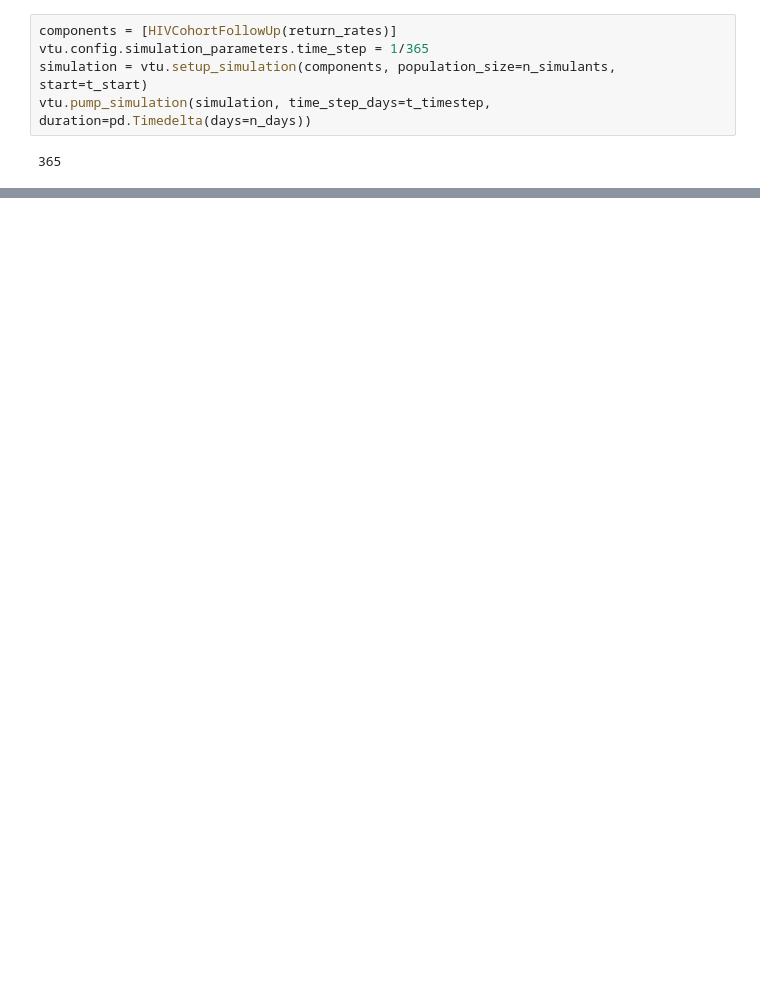
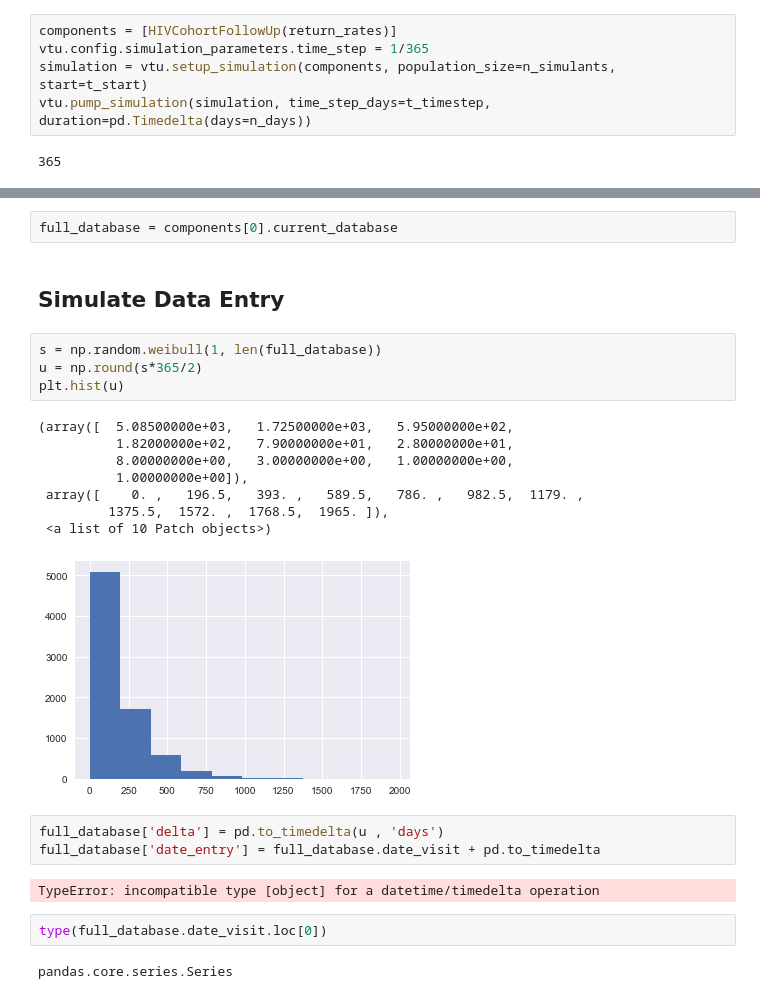
Before and after one commit to grlurton/hiv_retention_metrics, a Jupyter notebook: notebooks/Simple HIV Cohort Model.ipynb, the cells around one changed output, grey strips where cells are left out. Drawn from its saved outputs; the diff is of its cells as text; blank space fills up the shorter version.

```diff
--- a/notebooks/Simple HIV Cohort Model.ipynb
+++ b/notebooks/Simple HIV Cohort Model.ipynb
@@ -135,0 +135,26 @@ components[0].reports
+# %%
+full_database = components[0].current_database
+# %% [markdown]
+## Simulate Data Entry
+# %%
+s = np.random.weibull(1, len(full_database))
+u = np.round(s*365/2)
+plt.hist(u)
+# %% [output]
+(array([  5.08500000e+03,   1.72500000e+03,   5.95000000e+02,
+          1.82000000e+02,   7.90000000e+01,   2.80000000e+01,
+          8.00000000e+00,   3.00000000e+00,   1.00000000e+00,
+          1.00000000e+00]),
+ array([    0. ,   196.5,   393. ,   589.5,   786. ,   982.5,  1179. ,
+         1375.5,  1572. ,  1768.5,  1965. ]),
+ <a list of 10 Patch objects>)
+[figure, added]
+# %%
+full_database['delta'] = pd.to_timedelta(u , 'days')
+full_database['date_entry'] = full_database.date_visit + pd.to_timedelta
+# %% [output]
+TypeError: incompatible type [object] for a datetime/timedelta operation
+# %%
+type(full_database.date_visit.loc[0])
+# %% [output]
+pandas.core.series.Series
```
Also changed, not shown: parts of 8 cells of this notebook.
